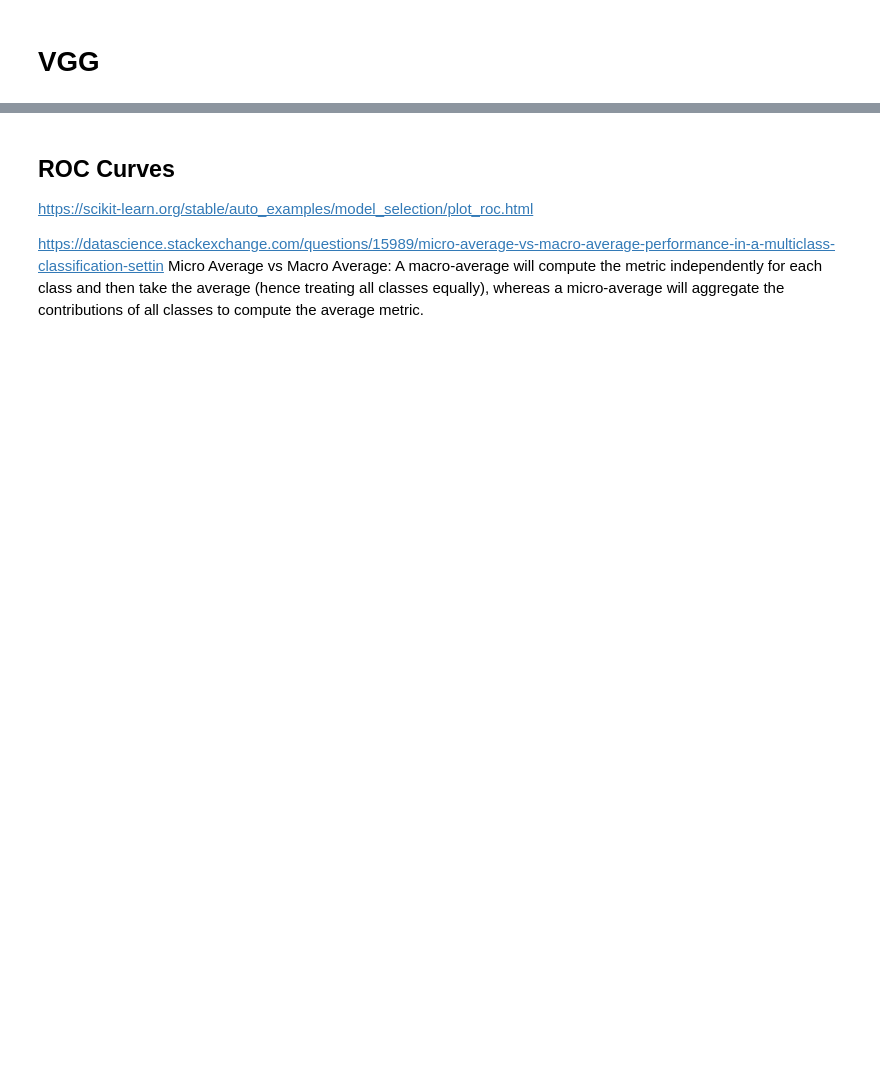
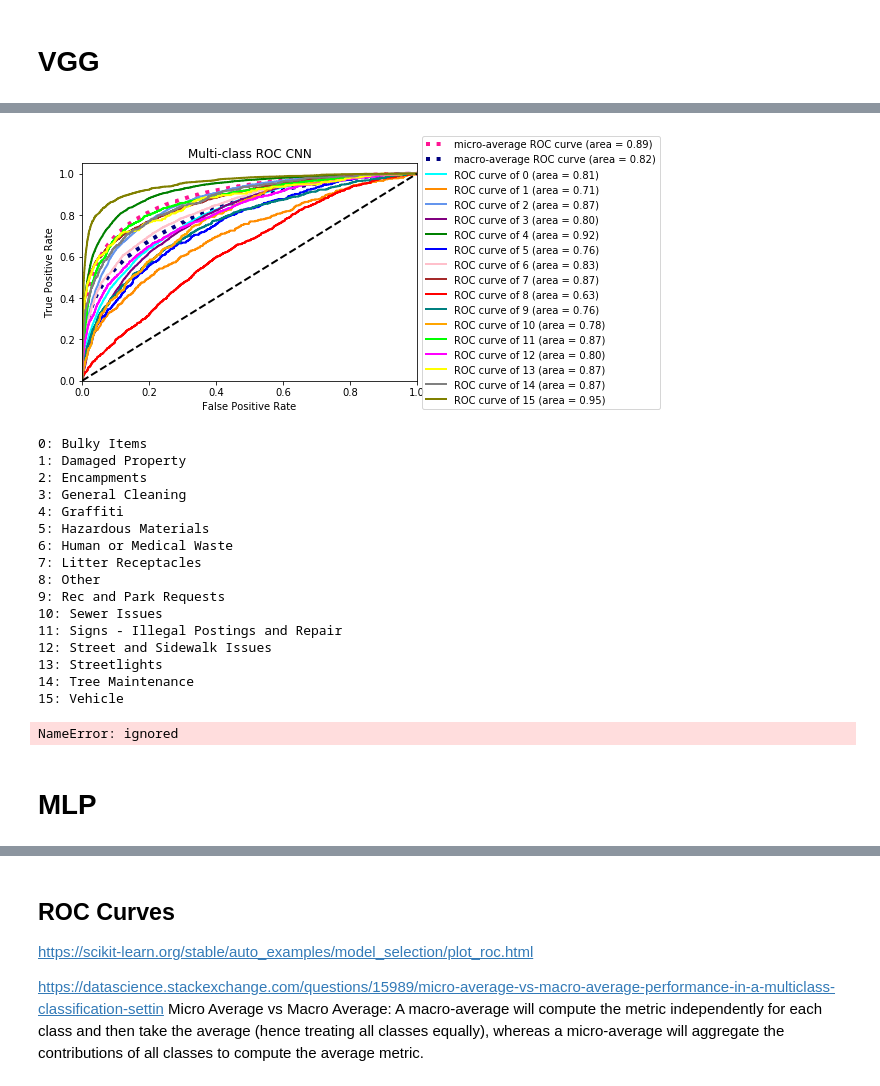
Before and after one commit to c3108/2015lab1, a Jupyter notebook: Capstone_Neural_Net_Copy5.ipynb, the cells around one changed output, grey strips where cells are left out. Saved outputs shown, nothing was run; the diff lists cells and outputs as text; code cells hidden in the pictures; blank space fills up the shorter version.

Commit message:
Generators working (except generator_two), used more data

```diff
--- a/Capstone_Neural_Net_Copy5.ipynb
+++ b/Capstone_Neural_Net_Copy5.ipynb
@@ -90,11 +96,13 @@ Drive already mounted at /content/drive; to attempt to forcibly remount, call dr
  311-Capstone-Neural-Net-Copy3.ipynb  'Copy of Capstone-Neural-Net-Copy5.ipynb'
  311-Capstone-Neural-Net-Copy4.ipynb   Untitled0.ipynb
 # %%
-# Using the first 60000 data points
+# Using grayscale 128 x 128 images from 2017 and 2018
 # Limited due to computational time and disc space
 data_path = '/content/drive/My Drive/Colab Notebooks/bw_pickles/bw_[0-9]*.gzde'
 files = glob.glob(data_path)
 print(files)
+# Sort for repeatability
+files = sorted(files)
 dim1, dim2, dim3 = 128, 128, 1
 
 df = pd.concat([pd.read_pickle(fp, compression='gzip') for fp in files])
@@ -126,9 +134,9 @@ df['street'] = df['street'].astype('str')
 drop_cols = ['closed', 'updated', 'status', 'status_notes', 'image',
              'address', 'supervisor_district', 'latitude', 'longitude', 'point',
              'source', 'media_url', 'year', 'responsible_agency',
-             'request_details']
+             'request_details', 'police_district']
 # %%
-df.sort_index(inplace=True)
+df.reset_index(inplace=True, drop=True)
 X_flat = np.concatenate(df.image.values.tolist(), axis=0)
 X_flat = X_flat.reshape(df.shape[0], dim1*dim2*dim3)
 df.drop(columns=drop_cols, inplace=True)
@@ -557,0 +909,25 @@ np.repeat(X_train[0].reshape(128, 128)[..., np.newaxis], 3, -1).shape
+# %%
+vgg.compile(loss=keras.losses.categorical_crossentropy,
+            optimizer=keras.optimizers.Adadelta(),
+            metrics=['accuracy'])
+
+# Set callback functions to early stop training and save
+# the best model so far
+callbacks = [EarlyStopping(monitor='val_loss', patience=4),
+             ModelCheckpoint(filepath='best_model_cnn.h5',
+                             monitor='val_loss',
+                             save_best_only=True)]
+
+
+# fits the model on batches with real-time data augmentation:
+history_vgg = vgg.fit_generator(generator(X_train, y_train, 256),
+                                steps_per_epoch=351,
+                                verbose=1,
+                                epochs=10,
+                                validation_data=val_generator(X_test, y_test, 32),
+                                validation_steps=X_test.shape[0]/32,
+                                callbacks=callbacks)
+
+
+y_score_vgg = vgg.predict_generator(val_generator(X_test, y_test, 32),
+                                    steps=X_test.shape[0]/32)
@@ -558 +945,32 @@ np.repeat(X_train[0].reshape(128, 128)[..., np.newaxis], 3, -1).shape
+# %%
+plot_rocs(y_score_vgg)
+# %% [output]
+[figure, added]
+0: Bulky Items
+1: Damaged Property
+2: Encampments
+3: General Cleaning
+4: Graffiti
+5: Hazardous Materials
+6: Human or Medical Waste
+7: Litter Receptacles
+8: Other
+9: Rec and Park Requests
+10: Sewer Issues
+11: Signs - Illegal Postings and Repair
+12: Street and Sidewalk Issues
+13: Streetlights
+14: Tree Maintenance
+15: Vehicle
+# %%
+acc = history_vgg.history['acc']
+val_acc = history_vgg.history['val_acc']
+loss = history_vgg.history['loss']
+val_loss = history_vgg.history['val_loss']
+
+plot_loss(acc, val_acc, loss, val_loss)
+# %% [output]
+NameError: ignored
+# %% [markdown]
+# MLP
 # %%
```
Also changed, not shown: parts of 55 cells of this notebook.
